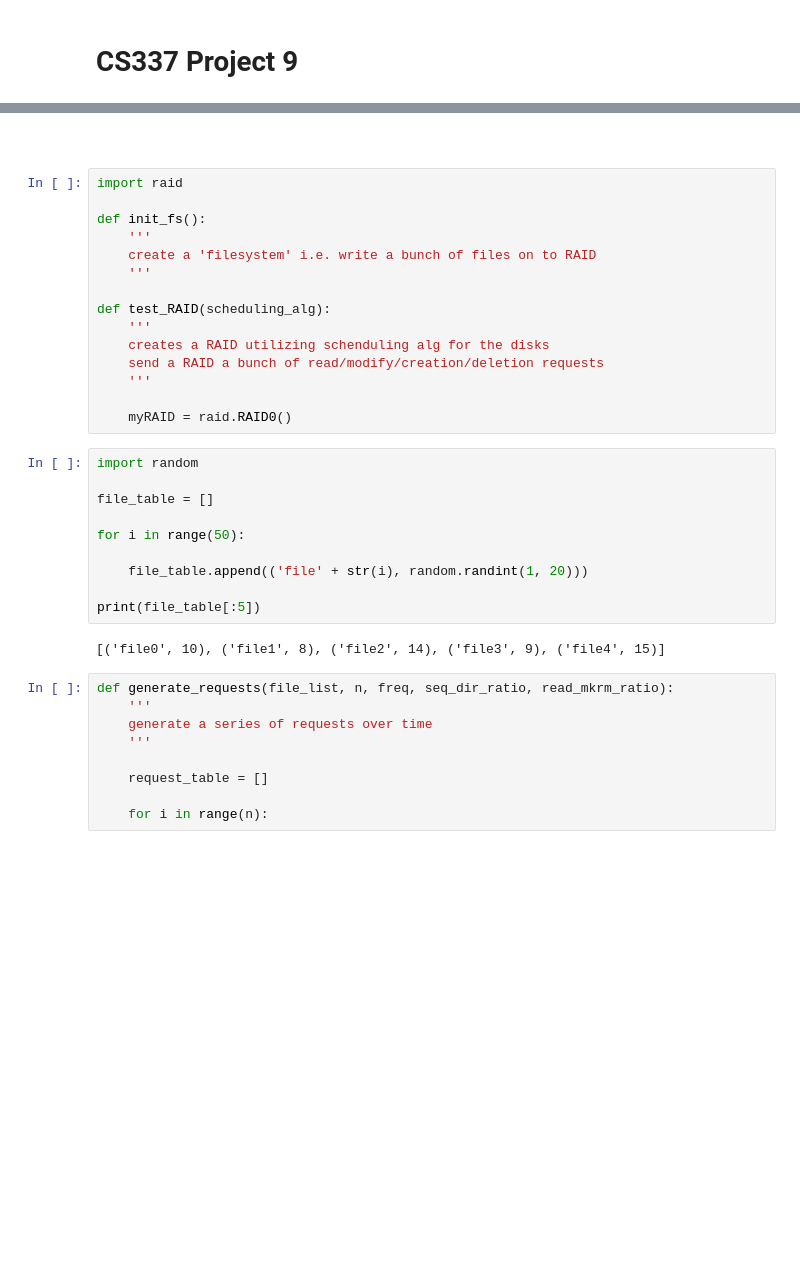
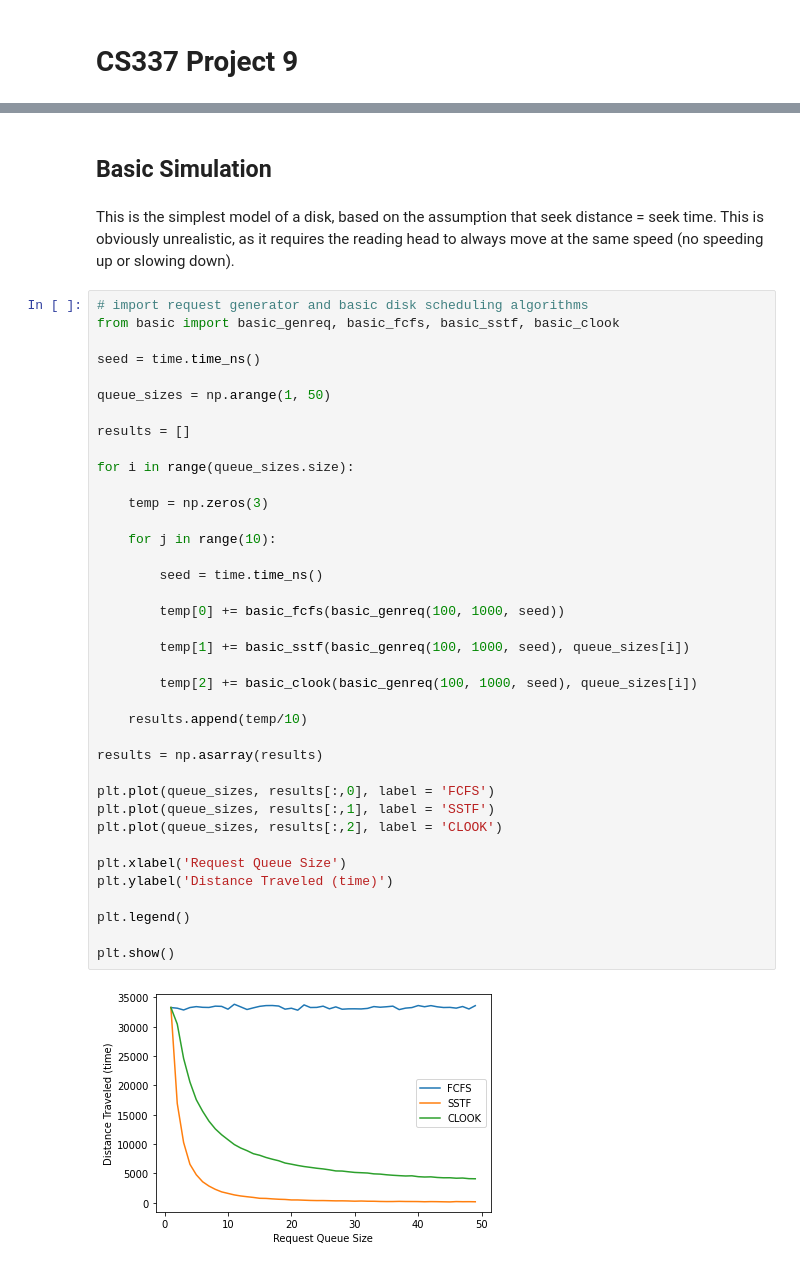
Before and after one commit to benraivel/CS337-Project-9, a Jupyter notebook: Project-9.ipynb, the cells around one changed output, grey strips where cells are left out. Saved outputs shown, nothing was run; the diff lists cells and outputs as text; blank space fills up the shorter version.

Commit message:
Not doing RAID anymore just advanced simulation

```diff
--- a/Project-9.ipynb
+++ b/Project-9.ipynb
@@ -3,38 +8,44 @@
 # %% [markdown]
-###
+## Basic Simulation
-# %%
-import raid
-
-def init_fs():
-    '''
-    create a 'filesystem' i.e. write a bunch of files on to RAID
-    '''
-
-def test_RAID(scheduling_alg):
-    '''
-    creates a RAID utilizing schenduling alg for the disks
-    send a RAID a bunch of read/modify/creation/deletion requests
-    '''
-
-    myRAID = raid.RAID0()
-# %%
-import random
-
-file_table = []
-
-for i in range(50):
-
-    file_table.append(('file' + str(i), random.randint(1, 20)))
-
-print(file_table[:5])
-# %% [output]
-[('file0', 10), ('file1', 8), ('file2', 14), ('file3', 9), ('file4', 15)]
-# %%
-def generate_requests(file_list, n, freq, seq_dir_ratio, read_mkrm_ratio):
-    '''
-    generate a series of requests over time
-    '''
-
-    request_table = []
-
-    for i in range(n):
+# %% [markdown]
+This is the simplest model of a disk, based on the assumption that seek distance = seek time. This is obviously unrealistic, as it requires the reading head to always move at the same speed (no speeding up or slowing down).
+# %%
+# import request generator and basic disk scheduling algorithms
+from basic import basic_genreq, basic_fcfs, basic_sstf, basic_clook
+
+seed = time.time_ns()
+
+queue_sizes = np.arange(1, 50)
+
+results = []
+
+for i in range(queue_sizes.size):
+
+    temp = np.zeros(3)
+
+    for j in range(10):
+
+        seed = time.time_ns()
+
+        temp[0] += basic_fcfs(basic_genreq(100, 1000, seed))
+
+        temp[1] += basic_sstf(basic_genreq(100, 1000, seed), queue_sizes[i])
+
+        temp[2] += basic_clook(basic_genreq(100, 1000, seed), queue_sizes[i])
+
+    results.append(temp/10)
+
+results = np.asarray(results)
+
+plt.plot(queue_sizes, results[:,0], label = 'FCFS')
+plt.plot(queue_sizes, results[:,1], label = 'SSTF')
+plt.plot(queue_sizes, results[:,2], label = 'CLOOK')
+
+plt.xlabel('Request Queue Size')
+plt.ylabel('Distance Traveled (time)')
+
+plt.legend()
+
+plt.show()
+# %% [output]
+[figure, added]
```
Also changed, not shown: parts of 10 cells of this notebook, 4 other files.
